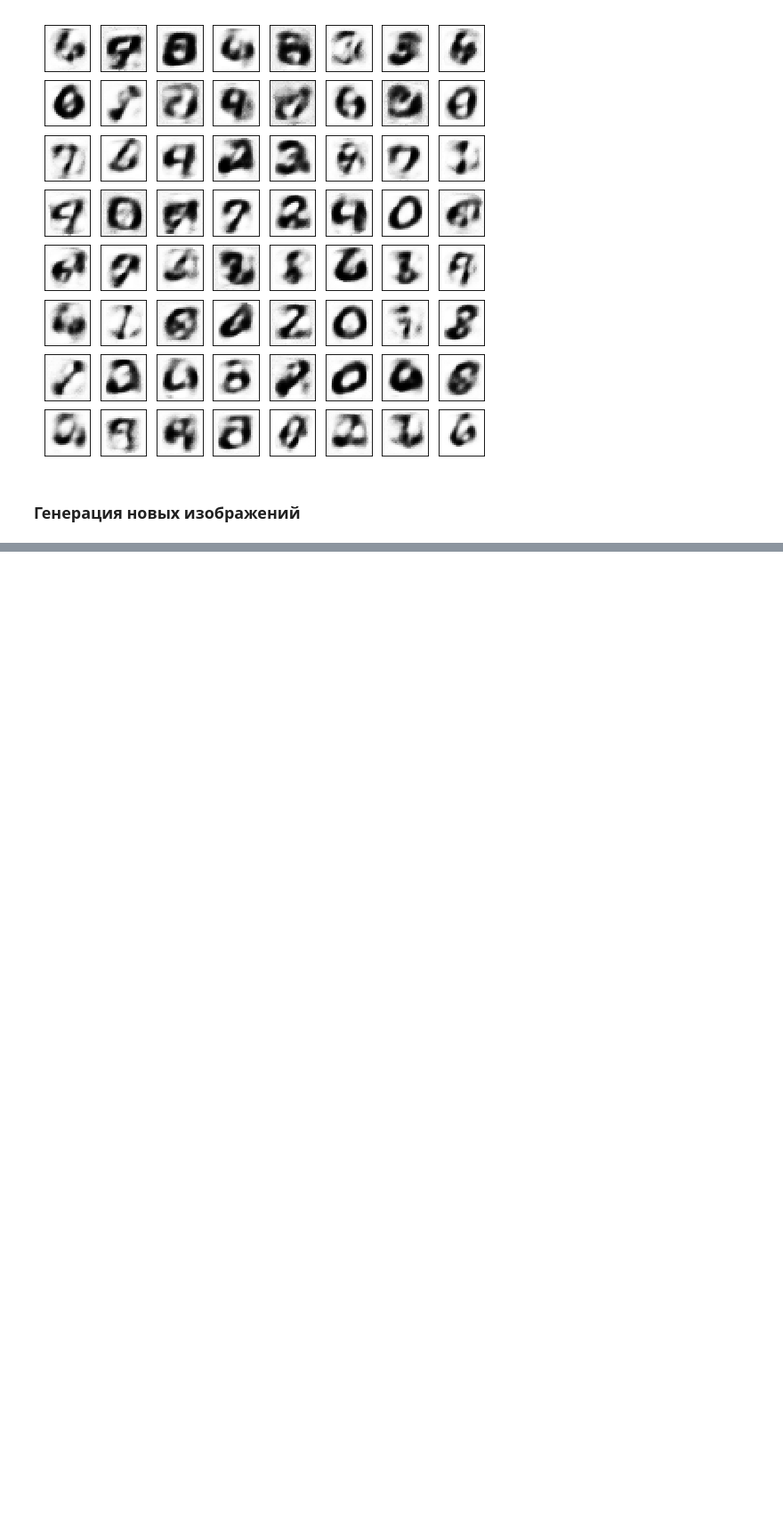
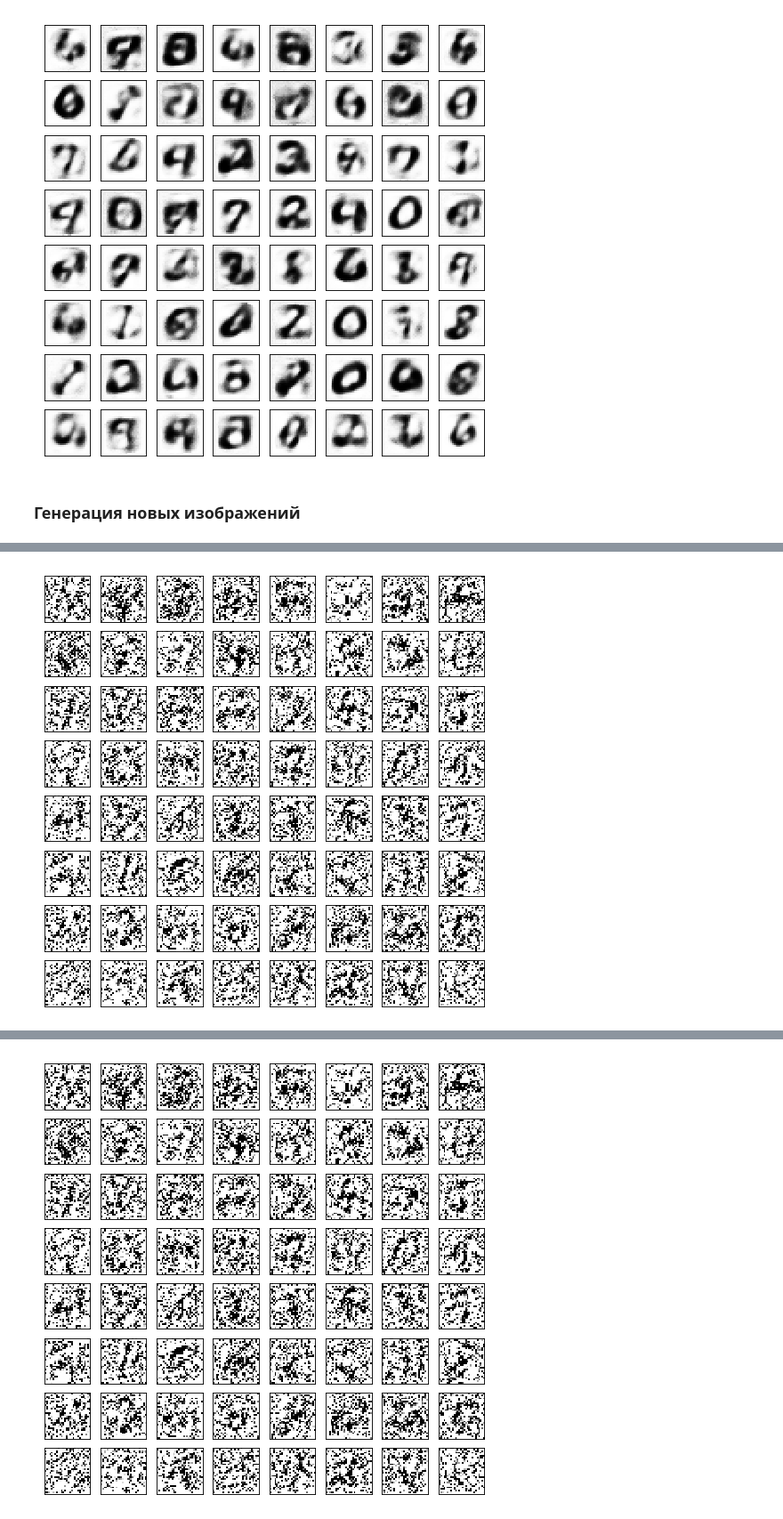
Before and after one commit to aleksey-egorov/dl-engineer-homework, a Jupyter notebook: homework_4/sparse_ae_2layers_kl_generate_image.ipynb, the cells around one changed output, grey strips where cells are left out. Shown at 89% size. Cells and saved outputs as stored; diff of their text form; code cells hidden in the pictures; blank space fills up the shorter version.

```diff
--- a/homework_4/sparse_ae_2layers_kl_generate_image.ipynb
+++ b/homework_4/sparse_ae_2layers_kl_generate_image.ipynb
@@ -241,4 +201,0 @@ def train_gw(epoch, models, log=None):
-# %%
-for epoch in range(1, 21):
-    model.train()
-    train_gw(epoch, models, train_log)
@@ -262,0 +202,35 @@ Train Epoch: 20 [12512/50000 (100%)]    Losses  : 0.024521
+# %%
+from torch.autograd import Variable
+
+def generate_image(img):
+
+    gen_img_par = Variable(img, requires_grad=True)
+    latent_vector = torch.eye(64)
+    loss_stats = []
+
+    gen_optim = optim.Adam([gen_img_par], lr=1e-2, weight_decay=0.)
+
+    for i in range(1, 500001):
+
+        target = model.E(gen_img_par.view(-1, 28*28))
+
+        gen_optim.zero_grad()
+        loss = F.mse_loss(target, latent_vector)
+        loss.backward()
+        gen_optim.step()
+
+        if i % 2000 == 0:
+            print ("Iteration {}: loss={}".format(i,loss))
+            ls = loss.detach().numpy()
+            loss_stats.append(ls)
+
+            if len(loss_stats) > 5:
+                if ls > loss_stats[-2] and ls > loss_stats[-3]:
+                    print ("Loss is rising .. stop")
+                    break
+
+        if i % 40000 == 0:
+            to_plot = gen_img_par.view(-1, 1, 28, 28).clamp(0, 1).data.numpy()
+            plot_mnist(to_plot, (8, 8))
+
+    return gen_img_par
@@ -262,0 +245,3 @@ Train Epoch: 20 [12512/50000 (100%)]    Losses  : 0.024521
+# %%
+new_image_batch = generate_image(img)
+# %% [output]
@@ -262,0 +268 @@ Train Epoch: 20 [12512/50000 (100%)]    Losses  : 0.024521
+[figure, added]
@@ -262,0 +289 @@ Train Epoch: 20 [12512/50000 (100%)]    Losses  : 0.024521
+[figure, added]
```
Also changed, not shown: parts of 22 cells of this notebook, 1 other file.
